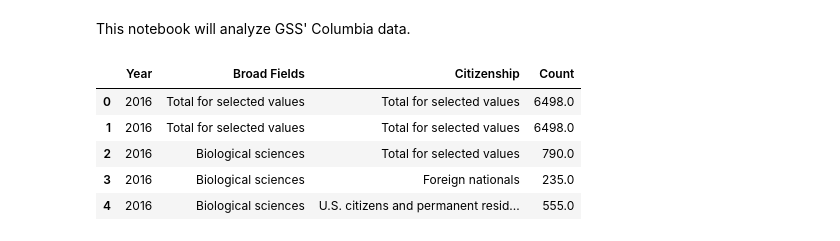
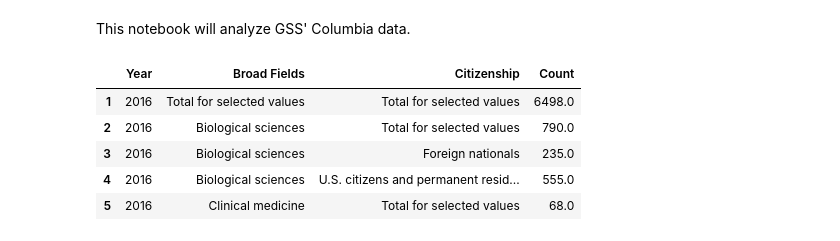
Before and after one commit to graphicsdesk/international-students, a Jupyter notebook: notebooks/gss.ipynb, the cells around one changed output. Drawn from its saved outputs; the diff is of its cells as text; code cells hidden in the pictures.

```diff
--- a/notebooks/gss.ipynb
+++ b/notebooks/gss.ipynb
@@ -8,15 +8,16 @@ import matplotlib.pyplot as plt
 # %%
 df = pd.read_csv('../data/GSS_Columbia.csv', header=4, index_col=False, thousands=',')
 df.columns = ['Year', 'Institution Name', 'Broad Fields', 'Citizenship', 'Count']
 df = df.drop('Institution Name', 1) # We know all data describes Columbia
+df = df[1:-3] # Drop first row (total of everything) annd last 3 rows (footnotes)
 df.head()
 # %% [output]
 |  | Year | Broad Fields | Citizenship | Count |
-| 0 | 2016 | Total for selected values | Total for selected values | 6498.0 |
 | 1 | 2016 | Total for selected values | Total for selected values | 6498.0 |
 | 2 | 2016 | Biological sciences | Total for selected values | 790.0 |
 | 3 | 2016 | Biological sciences | Foreign nationals | 235.0 |
 | 4 | 2016 | Biological sciences | U.S. citizens and permanent resid... | 555.0 |
+| 5 | 2016 | Clinical medicine | Total for selected values | 68.0 |
 # %%
 d = defaultdict(lambda: defaultdict(dict))
 
```
Also changed, not shown: parts of 4 cells of this notebook.
